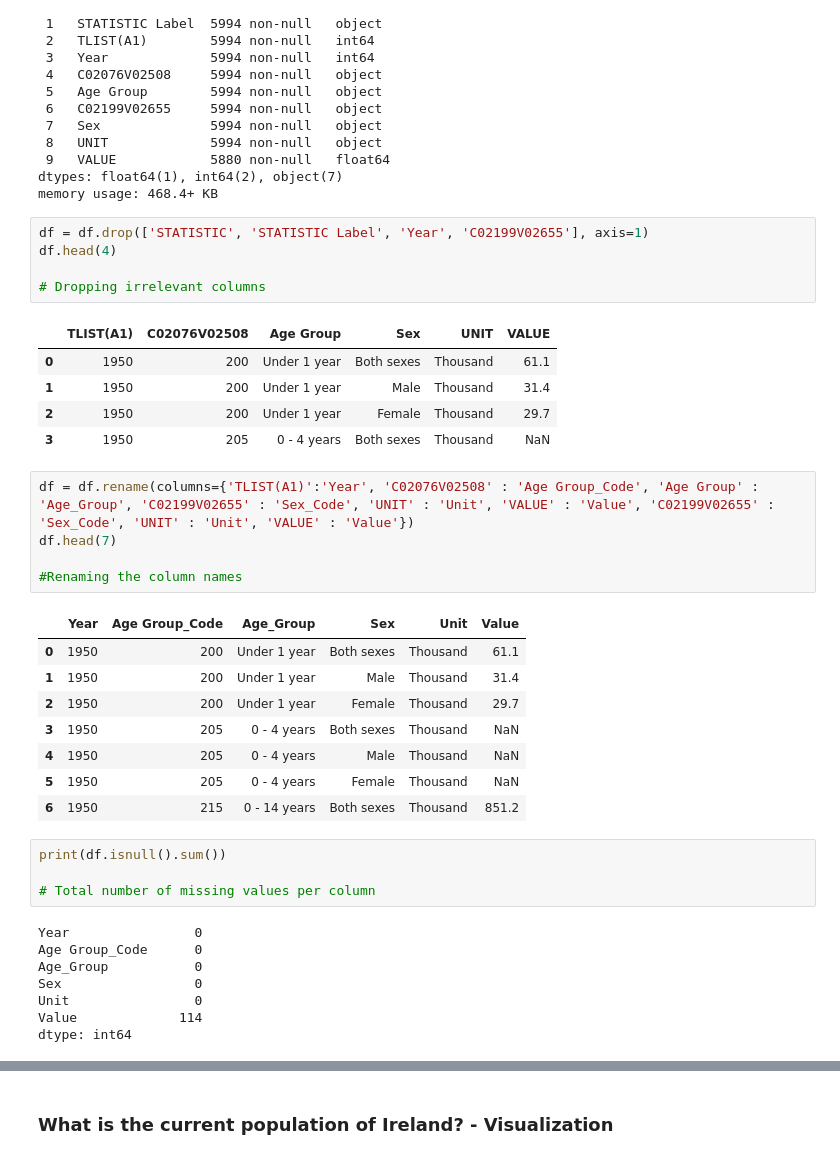
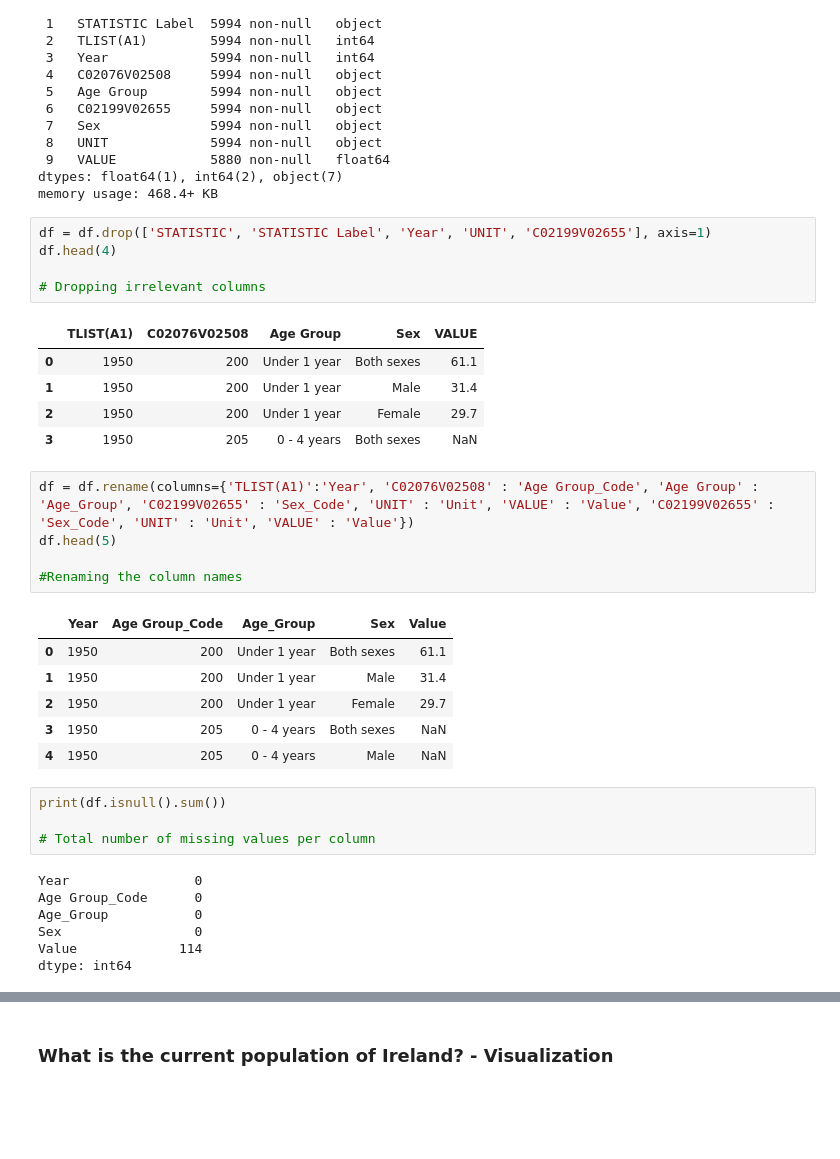
Before and after one commit to bconti1/CCT_Continuous_Assessment_01, a Jupyter notebook: MSc_DA_CA_20231112.ipynb, the cells around one changed output, grey strips where cells are left out. Drawn from its saved outputs; the diff is of its cells as text; blank space fills up the shorter version.

```diff
--- a/MSc_DA_CA_20231112.ipynb
+++ b/MSc_DA_CA_20231112.ipynb
@@ -71,30 +72,28 @@ Data columns (total 10 columns):
 dtypes: float64(1), int64(2), object(7)
 memory usage: 468.4+ KB
 # %%
-df = df.drop(['STATISTIC', 'STATISTIC Label', 'Year', 'C02199V02655'], axis=1)
+df = df.drop(['STATISTIC', 'STATISTIC Label', 'Year', 'UNIT', 'C02199V02655'], axis=1)
 df.head(4)
 
 # Dropping irrelevant columns
 # %% [output]
-|  | TLIST(A1) | C02076V02508 | Age Group | Sex | UNIT | VALUE |
-| 0 | 1950 | 200 | Under 1 year | Both sexes | Thousand | 61.1 |
-| 1 | 1950 | 200 | Under 1 year | Male | Thousand | 31.4 |
-| 2 | 1950 | 200 | Under 1 year | Female | Thousand | 29.7 |
-| 3 | 1950 | 205 | 0 - 4 years | Both sexes | Thousand | NaN |
+|  | TLIST(A1) | C02076V02508 | Age Group | Sex | VALUE |
+| 0 | 1950 | 200 | Under 1 year | Both sexes | 61.1 |
+| 1 | 1950 | 200 | Under 1 year | Male | 31.4 |
+| 2 | 1950 | 200 | Under 1 year | Female | 29.7 |
+| 3 | 1950 | 205 | 0 - 4 years | Both sexes | NaN |
 # %%
 df = df.rename(columns={'TLIST(A1)':'Year', 'C02076V02508' : 'Age Group_Code', 'Age Group' : 'Age_Group', 'C02199V02655' : 'Sex_Code', 'UNIT' : 'Unit', 'VALUE' : 'Value', 'C02199V02655' : 'Sex_Code', 'UNIT' : 'Unit', 'VALUE' : 'Value'})
-df.head(7)
+df.head(5)
 
 #Renaming the column names
 # %% [output]
-|  | Year | Age Group_Code | Age_Group | Sex | Unit | Value |
-| 0 | 1950 | 200 | Under 1 year | Both sexes | Thousand | 61.1 |
-| 1 | 1950 | 200 | Under 1 year | Male | Thousand | 31.4 |
-| 2 | 1950 | 200 | Under 1 year | Female | Thousand | 29.7 |
-| 3 | 1950 | 205 | 0 - 4 years | Both sexes | Thousand | NaN |
-| 4 | 1950 | 205 | 0 - 4 years | Male | Thousand | NaN |
-| 5 | 1950 | 205 | 0 - 4 years | Female | Thousand | NaN |
-| 6 | 1950 | 215 | 0 - 14 years | Both sexes | Thousand | 851.2 |
+|  | Year | Age Group_Code | Age_Group | Sex | Value |
+| 0 | 1950 | 200 | Under 1 year | Both sexes | 61.1 |
+| 1 | 1950 | 200 | Under 1 year | Male | 31.4 |
+| 2 | 1950 | 200 | Under 1 year | Female | 29.7 |
+| 3 | 1950 | 205 | 0 - 4 years | Both sexes | NaN |
+| 4 | 1950 | 205 | 0 - 4 years | Male | NaN |
 # %%
 print(df.isnull().sum())
 
@@ -104,7 +103,6 @@ Year                0
 Age Group_Code      0
 Age_Group           0
 Sex                 0
-Unit                0
 Value             114
 dtype: int64
 # %%
```
Also changed, not shown: parts of 8 cells of this notebook.
